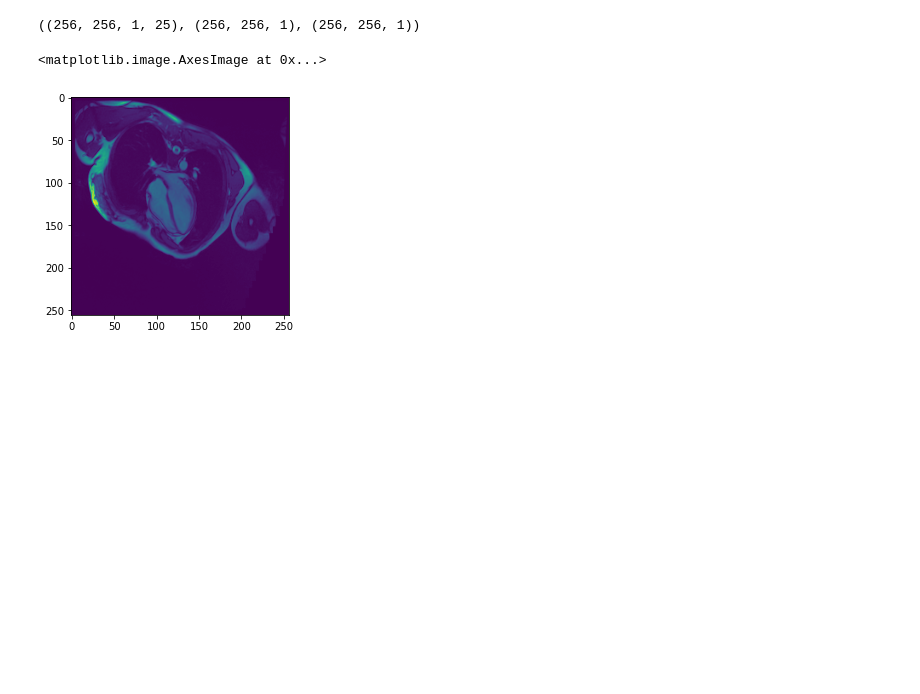
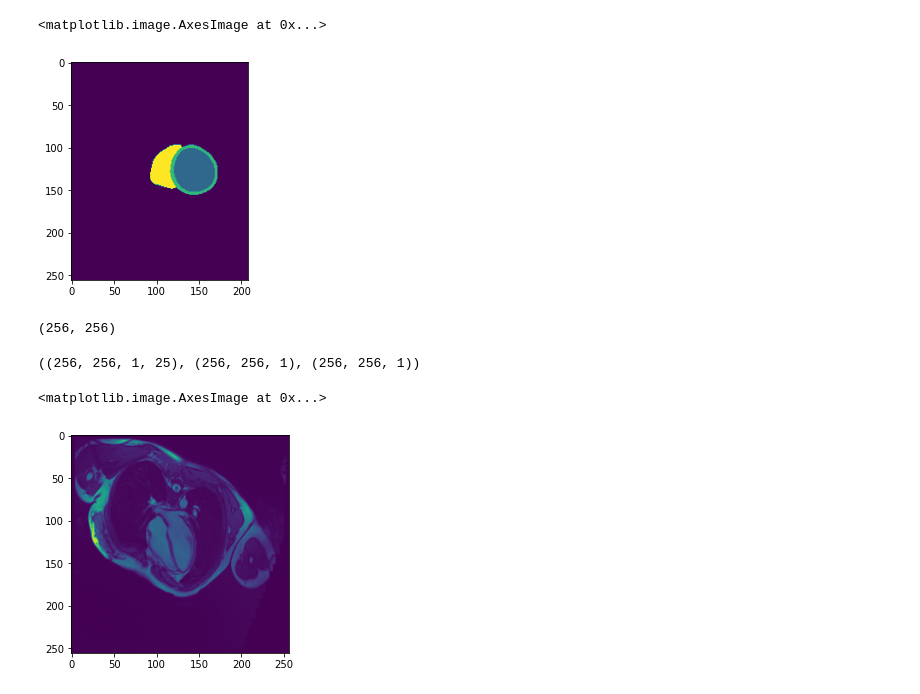
Before and after one commit to maloyan/MedTool, a Jupyter notebook: notebooks/mnm_experiments.ipynb, the cells around one changed output. Saved outputs shown, nothing was run; the diff lists cells and outputs as text; code cells hidden in the pictures; blank space fills up the shorter version.

```diff
--- a/notebooks/mnm_experiments.ipynb
+++ b/notebooks/mnm_experiments.ipynb
@@ -9,0 +32,8 @@ import matplotlib.pyplot as plt
+# %%
+test_loader = DataLoader(
+    test_dataset,
+    batch_size=1,
+    shuffle=False,
+    num_workers=4,
+    drop_last=False,
+)
@@ -9,0 +45,40 @@ import matplotlib.pyplot as plt
+# %%
+def get_mask(img, original_shape):
+    summed_up_masks = np.zeros(img[0].shape)
+    for ind, i in enumerate(img):
+        inversed_summed_up = ~ ((summed_up_masks).astype(bool))
+        summed_up_masks += (i > 0.4) * inversed_summed_up * (ind + 1)
+    res = np.zeros(original_shape)
+    if original_shape[0] < 256 or original_shape[1] < 256:
+        res = summed_up_masks[:original_shape[0], :original_shape[1]]
+    else:
+        res[:summed_up_masks.shape[0], :summed_up_masks.shape[1]] = summed_up_masks
+    return res
+# %%
+def pad_with_zeros(img):
+    if img.shape[-1] < 256:
+        zeros = torch.zeros((1, 1, img.shape[-2], 256))
+        zeros[0][0][:img.shape[-2], :img.shape[-1]] = img
+        img = zeros
+    if img.shape[-2] < 256:
+        zeros = torch.zeros((1, 1, 256, img.shape[-1]))
+        zeros[0][0][:img.shape[-2], :img.shape[-1]] = img
+        img = zeros
+    return img
+# %%
+result = []
+for one_slice in test_loader:
+    original_shape = np.array(one_slice[0][0].shape)
+    one_slice = pad_with_zeros(one_slice)
+    one_slice = one_slice[:, :, :320, :320].to('cuda')
+    output = model(one_slice)[0]
+
+    stacked_mask = get_mask(output.detach().cpu().numpy(), original_shape)
+    result.append(stacked_mask)
+
+result = np.moveaxis(np.array(result), 0, -1)
+# %%
+plt.imshow(result[:, :, 5])
+# %% [output]
+<matplotlib.image.AxesImage at 0x...>
+[figure, added]
@@ -15,6 +92,10 @@ la_ed_gt = nib.load('../../MnM-2/training/001/001_LA_ED_gt.nii.gz').get_fdata()
 
 la_es = nib.load('../../MnM-2/training/001/001_LA_ES.nii.gz').get_fdata()
 la_es_gt = nib.load('../../MnM-2/training/001/001_LA_ES_gt.nii.gz').get_fdata()
+# %%
+np.squeeze([np.moveaxis(np.asarray(nib.load('../../MnM-2/training/001/001_LA_ED.nii.gz').dataobj), -1, 0)]).shape
+# %% [output]
+(256, 256)
 # %%
 la_cine.shape, \
 la_ed.shape, \
```
Also changed, not shown: parts of 7 cells of this notebook, 1 other file.
